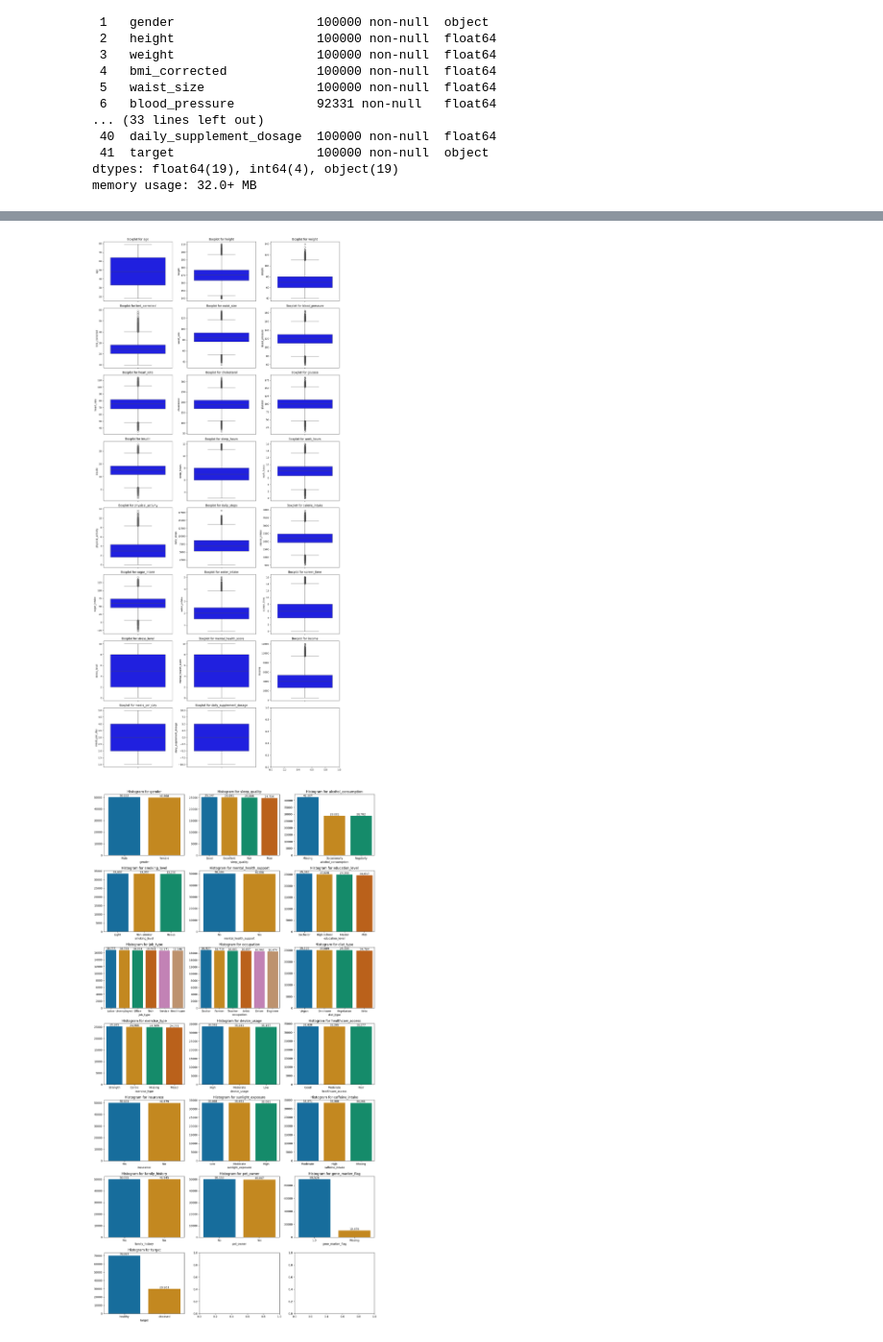
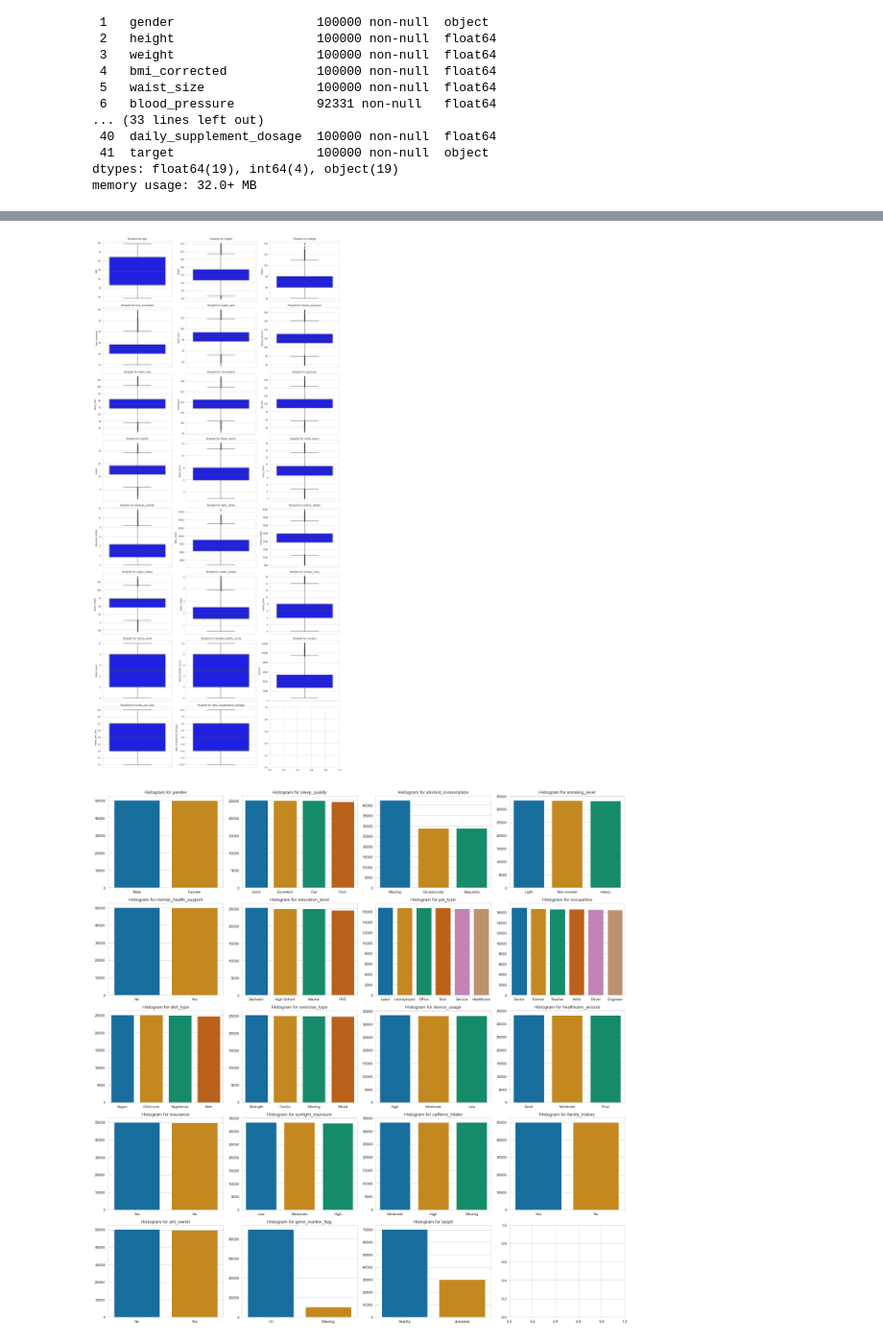
Before and after one commit to ISYE7406-Fall2025/Health_Lifestyle_ML, a Jupyter notebook: EDA/EDA.ipynb, the cells around one changed output, grey strips where cells are left out. Shown: that part at 96% size. Cells and saved outputs as stored; diff of their text form; code cells hidden in the pictures.

Commit message:
minor tweaks for visualizations/bug fixes

```diff
--- a/EDA/EDA.ipynb
+++ b/EDA/EDA.ipynb
@@ -6,7 +6,7 @@ import pandas as pd
 import seaborn as sns
 import matplotlib.pyplot as plt
 # %%
-df = pd.read_csv("../Data/cleanedHealthData.csv")
+df = pd.read_csv("cleanedHealthData.csv")
 # %%
 df.head()
 # %% [output]
@@ -43,6 +43,7 @@ numerical_cols = df.select_dtypes(include=['number']).columns
 categorical_cols = df.select_dtypes(exclude=['number']).columns
 # %%
 ## Correlation on numerical features
+sns.set_style("whitegrid")
 plt.figure(figsize=(30,20))
 sns.heatmap(df[numerical_cols].corr(), annot=True, cmap='coolwarm')
 plt.show()
@@ -65,27 +66,23 @@ for i, col in enumerate(numerical_cols):
 plt.tight_layout()
 plt.show()
 # %% [output]
-[figure, old version]
+[figure, new version]
 # %%
 ## Histogram for categorical features
 
 n = len(categorical_cols)
-cols = 3
+cols = 4
 rows = (n + cols - 1) // cols
 
-fig, axes = plt.subplots( rows, cols, figsize=(5*cols, 4*rows))
+fig, axes = plt.subplots(rows, cols, figsize=(5*cols, 4*rows))
 axes = axes.flatten()
 
 for i, col in enumerate(categorical_cols):
     counts = df[col].value_counts()
-    sns.barplot(data=pd.DataFrame(counts), x=counts.index, y=counts.values, hue=col, legend=False, ax=axes[i], palette='colorblind')
+    sns.barplot(x=counts.index, y=counts.values, ax=axes[i], palette='colorblind')
     axes[i].set_title(f"Histogram for {col}")
-
-    for idx, val in enumerate(counts.values):
-        axes[i].text(idx, val - 0.2, f"{val:,}", ha='center', va='bottom')
-
 
 plt.tight_layout()
 plt.show()
 # %% [output]
-[figure, old version]
+[figure, new version]
```
Also changed, not shown: parts of 1 cell of this notebook.
